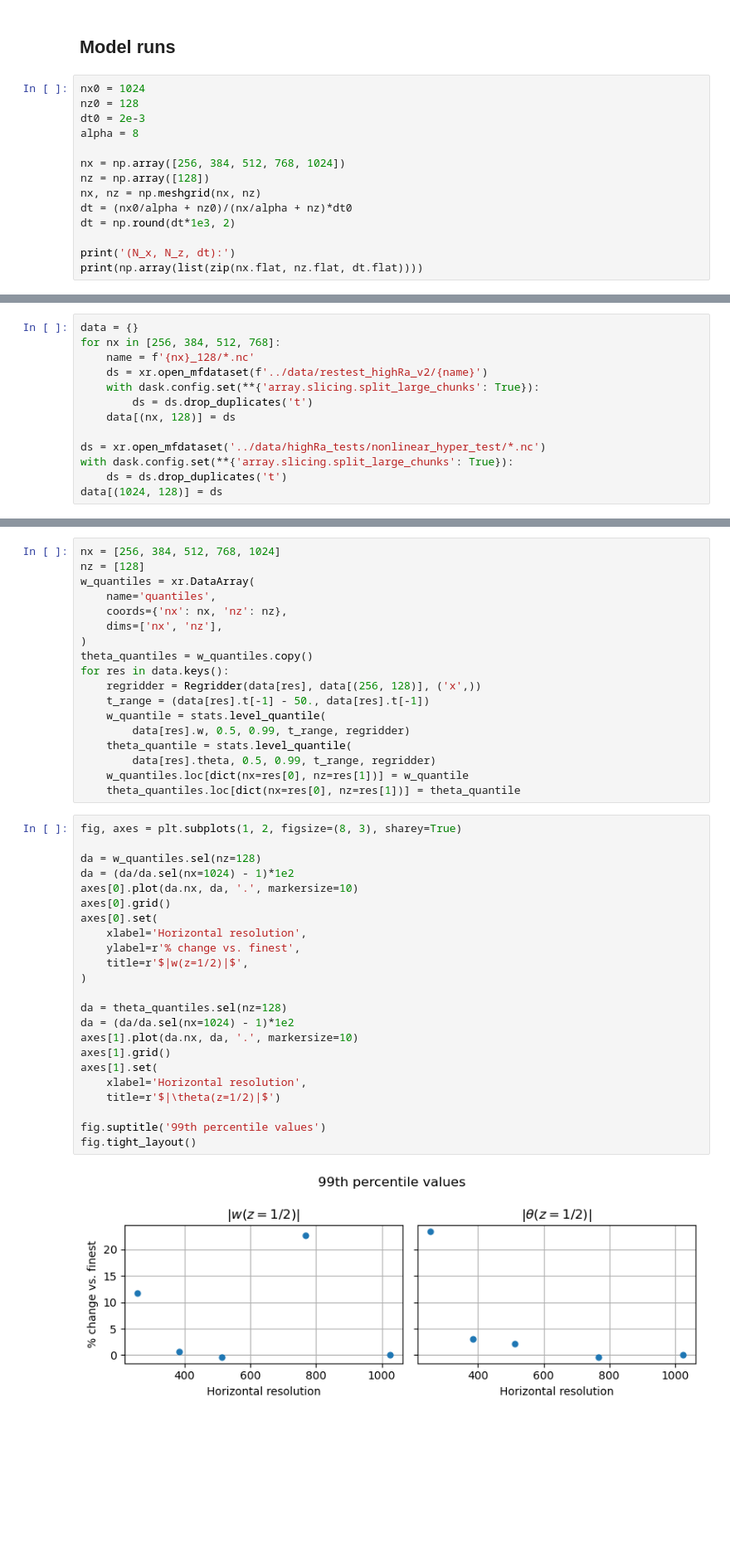
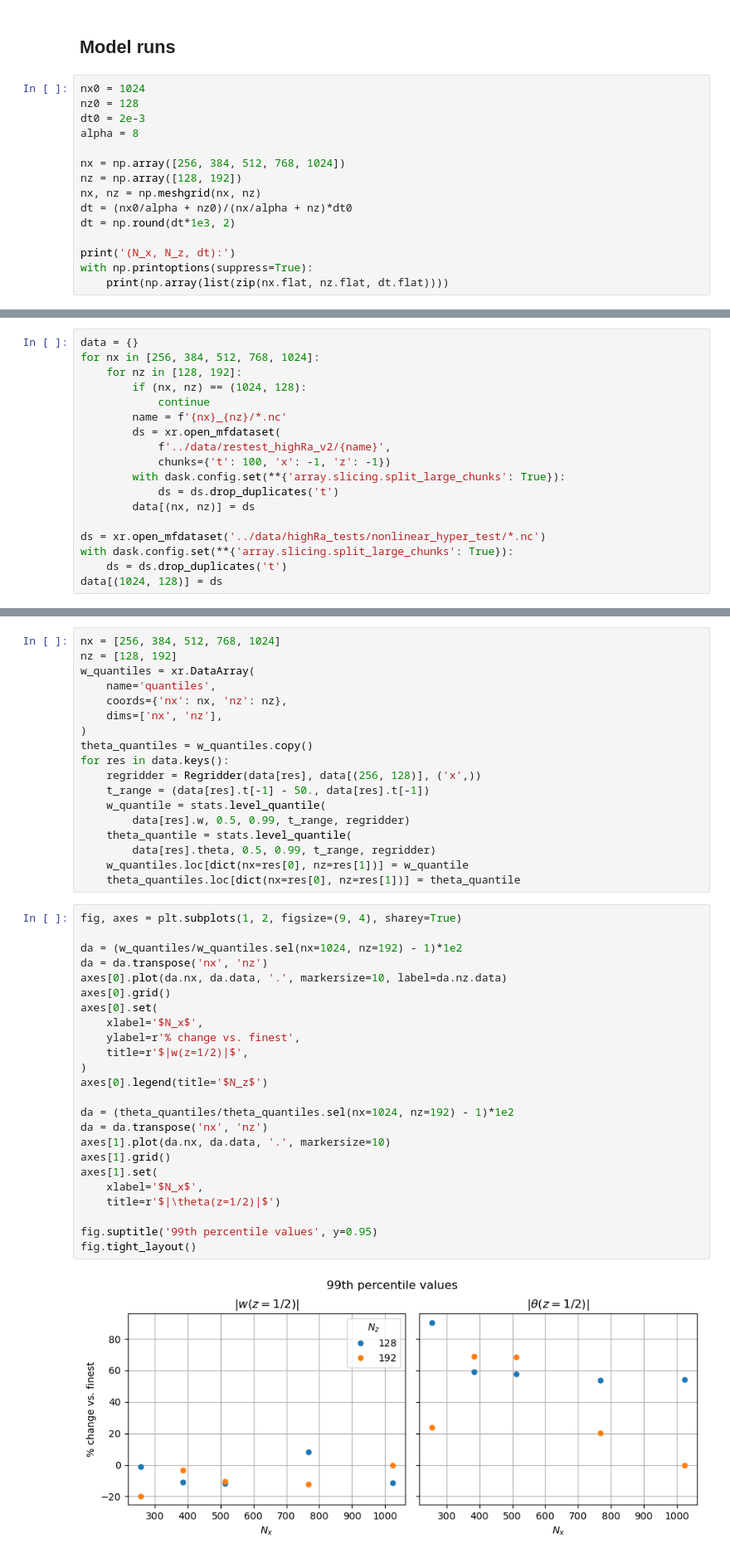
Before and after one commit to tschanzer/honours-project, a Jupyter notebook: notebooks/resolution_tests_highRa_v2.ipynb, the cells around one changed output, grey strips where cells are left out. Shown at 83% size. Drawn from its saved outputs; the diff is of its cells as text; blank space fills up the shorter version.

Commit message:
Update resolution tests following Monday meeting

```diff
--- a/notebooks/resolution_tests_highRa_v2.ipynb
+++ b/notebooks/resolution_tests_highRa_v2.ipynb
@@ -24,13 +29,14 @@ dt0 = 2e-3
 alpha = 8
 
 nx = np.array([256, 384, 512, 768, 1024])
-nz = np.array([128])
+nz = np.array([128, 192])
 nx, nz = np.meshgrid(nx, nz)
 dt = (nx0/alpha + nz0)/(nx/alpha + nz)*dt0
 dt = np.round(dt*1e3, 2)
 
 print('(N_x, N_z, dt):')
-print(np.array(list(zip(nx.flat, nz.flat, dt.flat))))
+with np.printoptions(suppress=True):
+    print(np.array(list(zip(nx.flat, nz.flat, dt.flat))))
 # %% [output]
 (N_x, N_z, dt):
 [[ 256.    128.      3.2 ]
@@ -41,11 +52,16 @@ print(np.array(list(zip(nx.flat, nz.flat, dt.flat))))
 # %%
 data = {}
-for nx in [256, 384, 512, 768]:
-    name = f'{nx}_128/*.nc'
-    ds = xr.open_mfdataset(f'../data/restest_highRa_v2/{name}')
-    with dask.config.set(**{'array.slicing.split_large_chunks': True}):
-        ds = ds.drop_duplicates('t')
-    data[(nx, 128)] = ds
+for nx in [256, 384, 512, 768, 1024]:
+    for nz in [128, 192]:
+        if (nx, nz) == (1024, 128):
+            continue
+        name = f'{nx}_{nz}/*.nc'
+        ds = xr.open_mfdataset(
+            f'../data/restest_highRa_v2/{name}',
+            chunks={'t': 100, 'x': -1, 'z': -1})
+        with dask.config.set(**{'array.slicing.split_large_chunks': True}):
+            ds = ds.drop_duplicates('t')
+        data[(nx, nz)] = ds
 
 ds = xr.open_mfdataset('../data/highRa_tests/nonlinear_hyper_test/*.nc')
 with dask.config.set(**{'array.slicing.split_large_chunks': True}):
@@ -56,6 +73,6 @@ data[(1024, 128)] = ds
 # %%
 nx = [256, 384, 512, 768, 1024]
-nz = [128]
+nz = [128, 192]
 w_quantiles = xr.DataArray(
     name='quantiles',
     coords={'nx': nx, 'nz': nz},
@@ -72,27 +89,28 @@ for res in data.keys():
     w_quantiles.loc[dict(nx=res[0], nz=res[1])] = w_quantile
     theta_quantiles.loc[dict(nx=res[0], nz=res[1])] = theta_quantile
 # %%
-fig, axes = plt.subplots(1, 2, figsize=(8, 3), sharey=True)
+fig, axes = plt.subplots(1, 2, figsize=(9, 4), sharey=True)
 
-da = w_quantiles.sel(nz=128)
-da = (da/da.sel(nx=1024) - 1)*1e2
-axes[0].plot(da.nx, da, '.', markersize=10)
+da = (w_quantiles/w_quantiles.sel(nx=1024, nz=192) - 1)*1e2
+da = da.transpose('nx', 'nz')
+axes[0].plot(da.nx, da.data, '.', markersize=10, label=da.nz.data)
 axes[0].grid()
 axes[0].set(
-    xlabel='Horizontal resolution',
+    xlabel='$N_x$',
     ylabel=r'% change vs. finest',
     title=r'$|w(z=1/2)|$',
 )
+axes[0].legend(title='$N_z$')
 
-da = theta_quantiles.sel(nz=128)
-da = (da/da.sel(nx=1024) - 1)*1e2
-axes[1].plot(da.nx, da, '.', markersize=10)
+da = (theta_quantiles/theta_quantiles.sel(nx=1024, nz=192) - 1)*1e2
+da = da.transpose('nx', 'nz')
+axes[1].plot(da.nx, da.data, '.', markersize=10)
 axes[1].grid()
 axes[1].set(
-    xlabel='Horizontal resolution',
+    xlabel='$N_x$',
     title=r'$|\theta(z=1/2)|$')
 
-fig.suptitle('99th percentile values')
+fig.suptitle('99th percentile values', y=0.95)
 fig.tight_layout()
 # %% [output]
-[figure, old version]
+[figure, new version]
```
Also changed, not shown: parts of 22 cells of this notebook.
